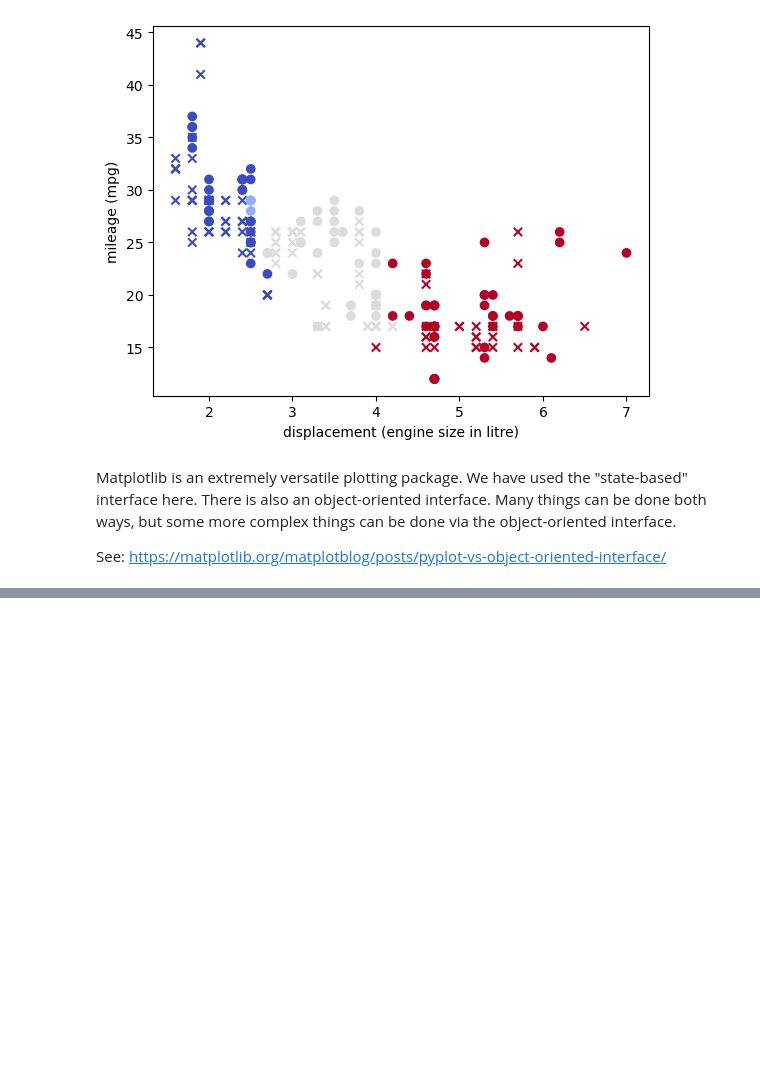
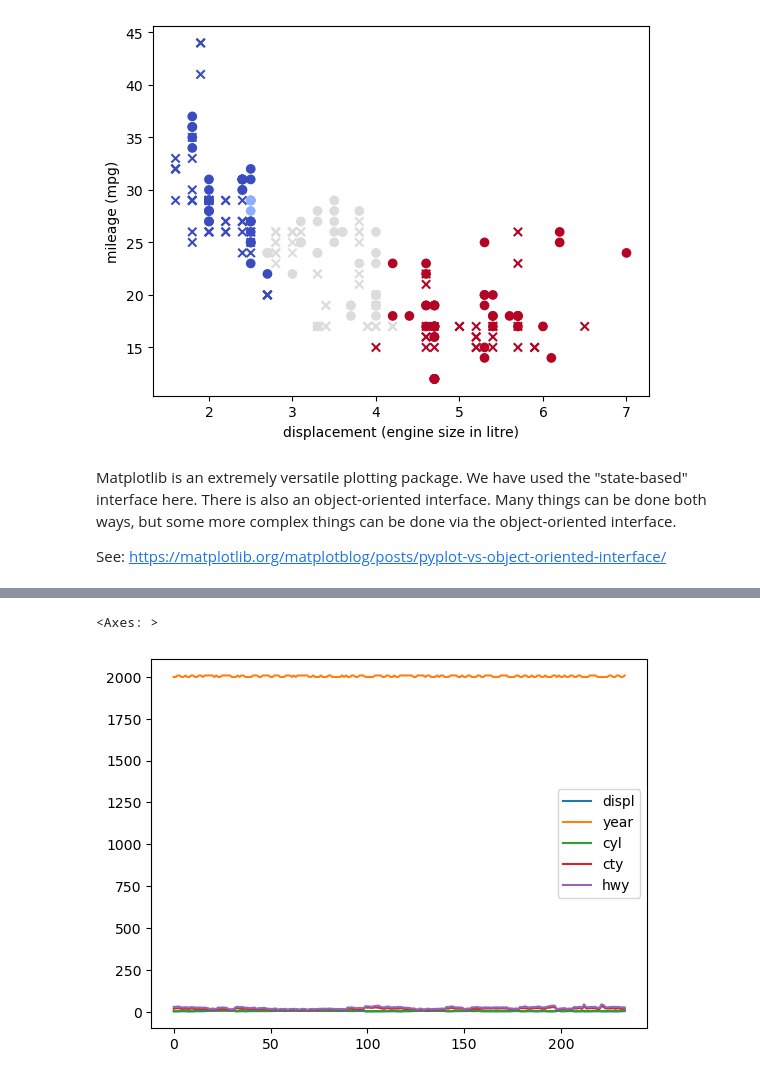
Before and after one commit to JoeZhang1000/SDS3386-Midterm-Summary, a Jupyter notebook: SDS 3386 Midterm Summary.ipynb, the cells around one changed output, grey strips where cells are left out. Drawn from its saved outputs; the diff is of its cells as text; code cells hidden in the pictures; blank space fills up the shorter version.

```diff
--- a/SDS 3386 Midterm Summary.ipynb
+++ b/SDS 3386 Midterm Summary.ipynb
@@ -165,0 +170,7 @@ We want to now read a full mpg dataset. However, we have a problem. The loadtxt
+# %%
+# Import package
+import pandas as pd
+
+mpg = pd.read_csv("mpg.csv")
+
+mpg
@@ -165,0 +265,6 @@ We want to now read a full mpg dataset. However, we have a problem. The loadtxt
+# %%
+# Plot the data
+mpg.plot()
+# %% [output]
+<Axes: >
+[figure, added]
```
Also changed, not shown: parts of 37 cells of this notebook.
